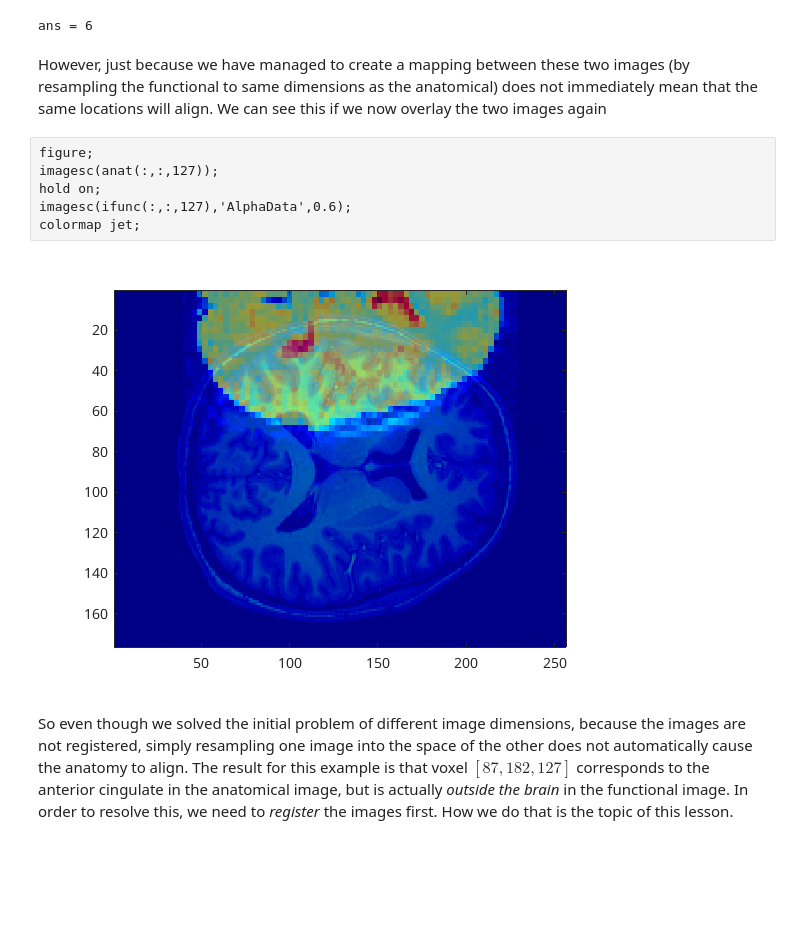
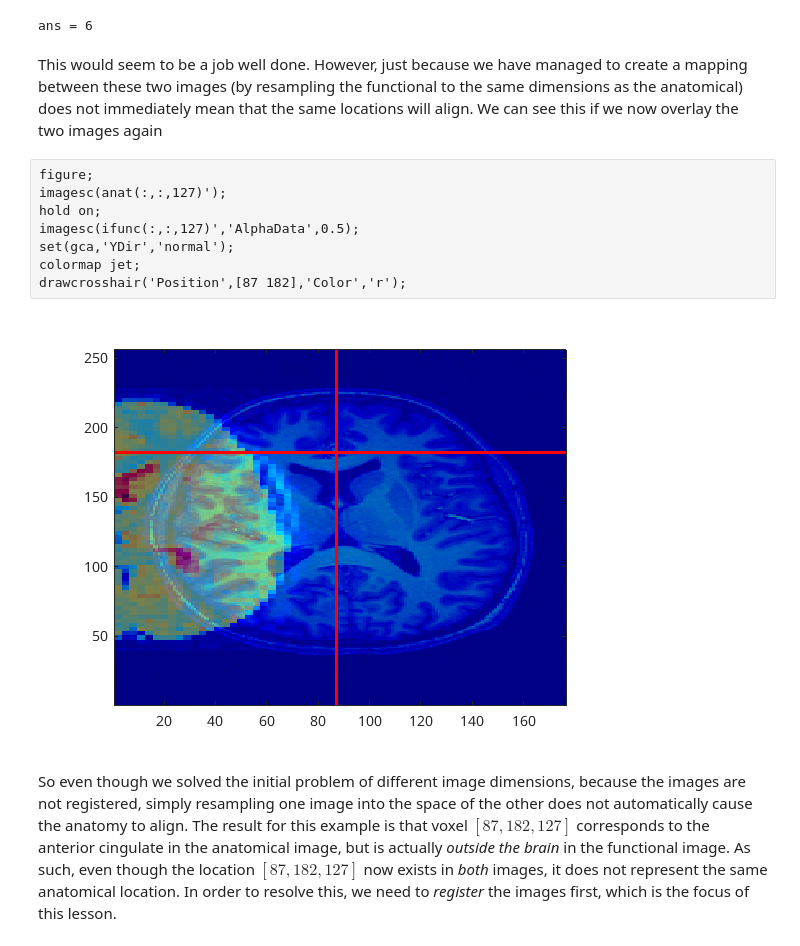
Before and after one commit to martynmcfarquhar/NCCN-FN-ImageRegistration, a Jupyter notebook: 1.reg-problem.ipynb, the cells around one changed output. Saved outputs shown, nothing was run; the diff lists cells and outputs as text; blank space fills up the shorter version.

```diff
--- a/1.reg-problem.ipynb
+++ b/1.reg-problem.ipynb
@@ -90,14 +92,16 @@ ifunc(87,182,127)
 # %% [output]
 ans = 6
 # %% [markdown]
-However, just because we have managed to create a mapping between these two images (by resampling the functional to same dimensions as the anatomical) does not immediately mean that the same locations will align. We can see this if we now overlay the two images again
+This would seem to be a job well done. However, just because we have managed to create a mapping between these two images (by resampling the functional to the same dimensions as the anatomical) does not immediately mean that the same locations will align. We can see this if we now overlay the two images again
 # %%
 figure;
-imagesc(anat(:,:,127));
+imagesc(anat(:,:,127)');
 hold on;
-imagesc(ifunc(:,:,127),'AlphaData',0.6);
+imagesc(ifunc(:,:,127)','AlphaData',0.5);
+set(gca,'YDir','normal');
 colormap jet;
+drawcrosshair('Position',[87 182],'Color','r');
 # %% [output]
-[figure, old version]
+[figure, new version]
 # %% [markdown]
-So even though we solved the initial problem of different image dimensions, because the images are not registered, simply resampling one image into the space of the other does not automatically cause the anatomy to align. The result for this example is that voxel $[87,182,127]$ corresponds to the anterior cingulate in the anatomical image, but is actually *outside the brain* in the functional image. In order to resolve this, we need to *register* the images first. How we do that is the topic of this lesson.
+So even though we solved the initial problem of different image dimensions, because the images are not registered, simply resampling one image into the space of the other does not automatically cause the anatomy to align. The result for this example is that voxel $[87,182,127]$ corresponds to the anterior cingulate in the anatomical image, but is actually *outside the brain* in the functional image. As such, even though the location $[87,182,127]$ now exists in *both* images, it does not represent the same anatomical location. In order to resolve this, we need to *register* the images first, which is the focus of this lesson.
```
Also changed, not shown: parts of 3 cells of this notebook, 13 other files.
